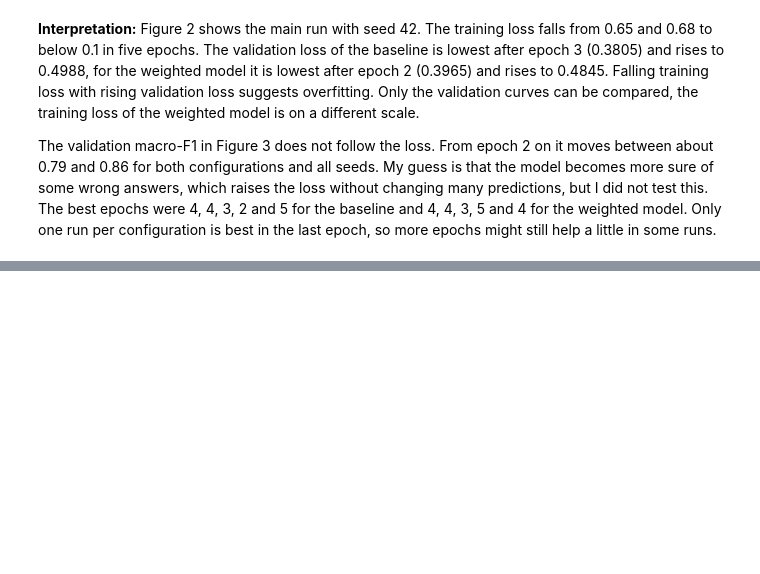
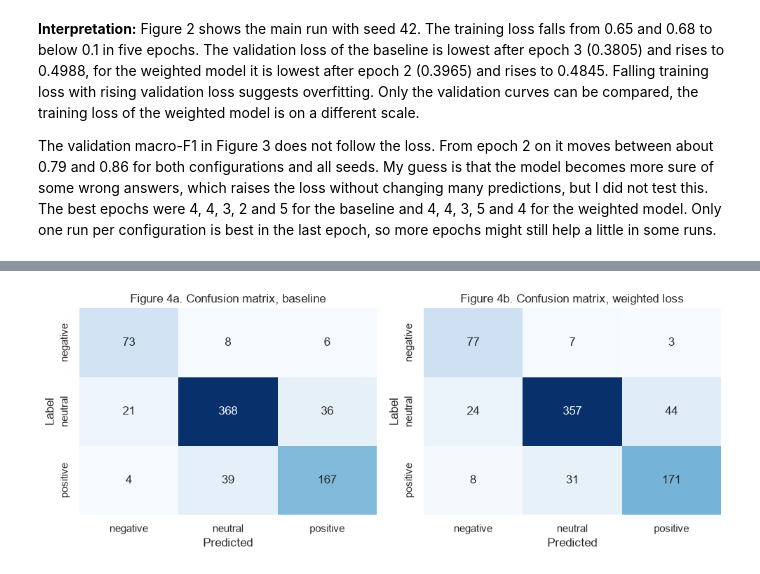
Before and after one commit to mauroreverberi/deep_learning_systems, a Jupyter notebook: deep_learning.ipynb, the cells around one changed output, grey strips where cells are left out. Saved outputs shown, nothing was run; the diff lists cells and outputs as text; code cells hidden in the pictures; blank space fills up the shorter version.

```diff
--- a/deep_learning.ipynb
+++ b/deep_learning.ipynb
@@ -566,0 +573,24 @@ The validation macro-F1 in Figure 3 does not follow the loss. From epoch 2 on it
+# %%
+def metrics(labels, predicted):
+    """Return accuracy, macro-F1 and precision, recall and F1 of the negative class (label 0)."""
+    return {"accuracy": accuracy_score(labels, predicted),
+            "macro_f1": f1_score(labels, predicted, average="macro"),
+            "negative_precision": precision_score(labels, predicted, labels=[0], average="macro",
+                                                  zero_division=0),
+            "negative_recall": recall_score(labels, predicted, labels=[0], average="macro"),
+            "negative_f1": f1_score(labels, predicted, labels=[0], average="macro")}
+
+
+test = sentences[is_test].copy()
+y_test = test["label_id"]
+# the test loader keeps the order of the sentences, so predictions and labels belong together
+assert (test_labels == y_test.to_numpy()).all()
+
+rows = []
+for (name, seed), probabilities in test_probabilities.items():
+    rows.append({"model": name, "seed": seed, **metrics(y_test, probabilities.argmax(axis=1))})
+per_seed = pd.DataFrame(rows)
+
+summary = per_seed.drop(columns="seed").groupby("model", sort=False).agg(["mean", "std"])
+print("Mean and standard deviation over the five seeds:")
+summary.round(4)
@@ -566,0 +670,14 @@ The validation macro-F1 in Figure 3 does not follow the loss. From epoch 2 on it
+# %%
+fig, axes = plt.subplots(1, 2, figsize=(10, 4))
+for ax, name, letter in zip(axes, ["baseline", "weighted loss"], "ab"):
+    predicted = test_probabilities[(name, MAIN_SEED)].argmax(axis=1)
+    matrix = confusion_matrix(test["label_id"], predicted)
+    sns.heatmap(matrix, annot=True, fmt="d", cbar=False, cmap="Blues", ax=ax,
+                xticklabels=LABELS, yticklabels=LABELS)
+    ax.set_title(f"Figure 4{letter}. Confusion matrix, {name}")
+    ax.set_xlabel("Predicted")
+    ax.set_ylabel("Label")
+plt.tight_layout()
+plt.show()
+# %% [output]
+[figure, added]
```
Also changed, not shown: parts of 12 cells of this notebook.
